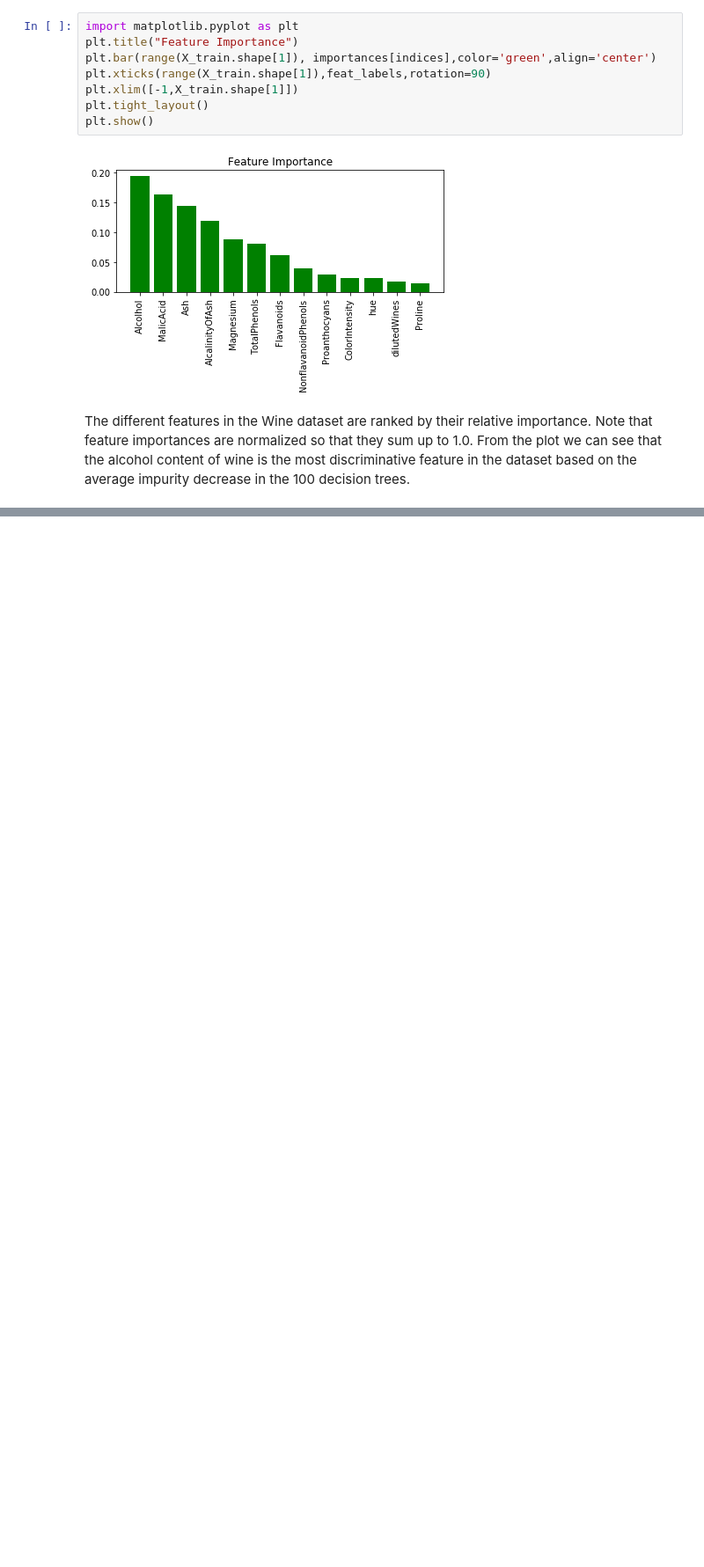
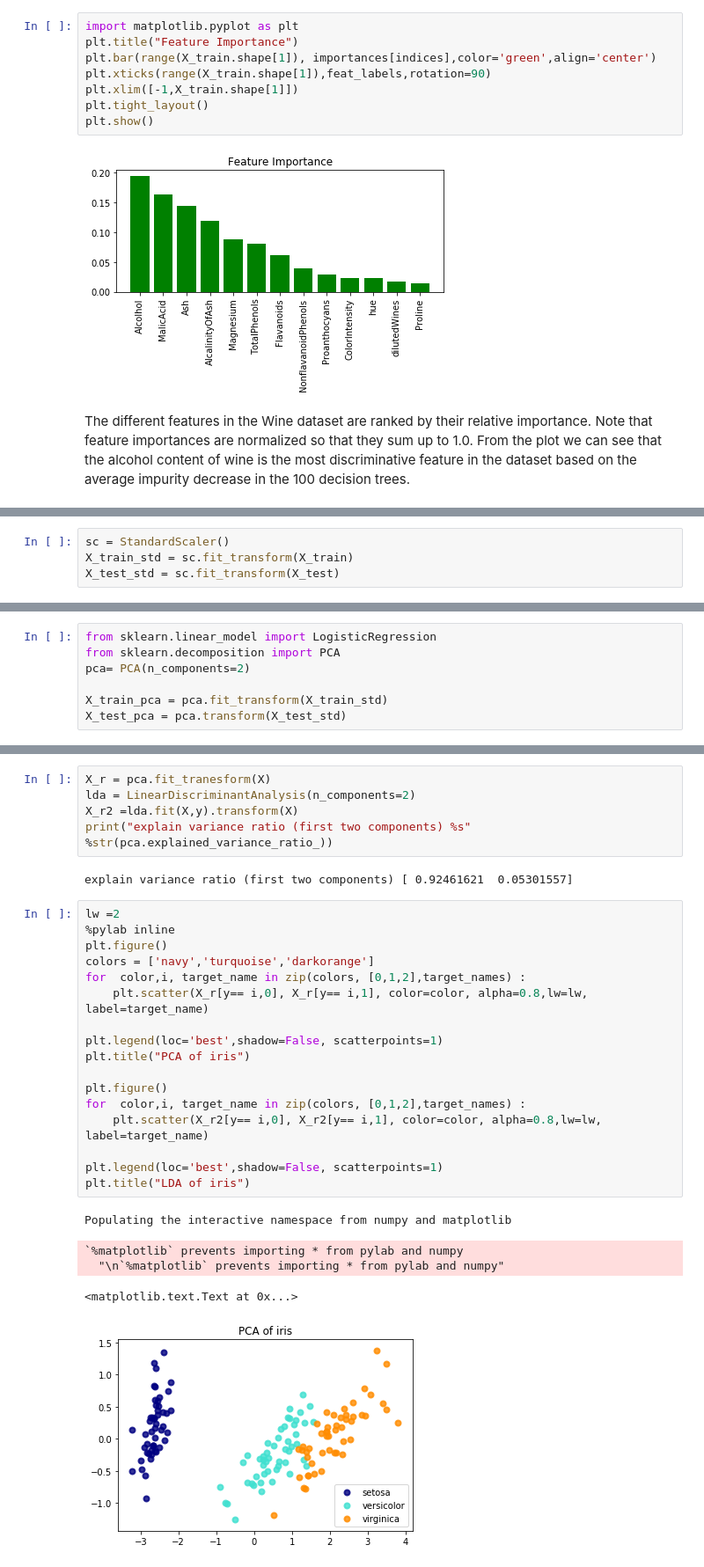
Before and after one commit to ryan13/PreprocessingUtility, a Jupyter notebook: FeatureSelection_DimensionReduction.ipynb, the cells around one changed output, grey strips where cells are left out. Shown: that part at 88% size. Cells and saved outputs as stored; diff of their text form; blank space fills up the shorter version.

```diff
--- a/FeatureSelection_DimensionReduction.ipynb
+++ b/FeatureSelection_DimensionReduction.ipynb
@@ -65,0 +74,4 @@ The different features in the Wine dataset are ranked by their relative importan
+# %%
+sc = StandardScaler()
+X_train_std = sc.fit_transform(X_train)
+X_test_std = sc.fit_transform(X_test)
@@ -65,0 +82,7 @@ The different features in the Wine dataset are ranked by their relative importan
+# %%
+from sklearn.linear_model import LogisticRegression
+from sklearn.decomposition import PCA
+pca= PCA(n_components=2)
+
+X_train_pca = pca.fit_transform(X_train_std)
+X_test_pca = pca.transform(X_test_std)
@@ -65,0 +126,30 @@ The different features in the Wine dataset are ranked by their relative importan
+# %%
+X_r = pca.fit_tranesform(X)
+lda = LinearDiscriminantAnalysis(n_components=2)
+X_r2 =lda.fit(X,y).transform(X)
+print("explain variance ratio (first two components) %s" %str(pca.explained_variance_ratio_))
+# %% [output]
+explain variance ratio (first two components) [ 0.92461621  0.05301557]
+# %%
+lw =2
+%pylab inline
+plt.figure()
+colors = ['navy','turquoise','darkorange']
+for  color,i, target_name in zip(colors, [0,1,2],target_names) :
+    plt.scatter(X_r[y== i,0], X_r[y== i,1], color=color, alpha=0.8,lw=lw, label=target_name)
+
+plt.legend(loc='best',shadow=False, scatterpoints=1)
+plt.title("PCA of iris")
+
+plt.figure()
+for  color,i, target_name in zip(colors, [0,1,2],target_names) :
+    plt.scatter(X_r2[y== i,0], X_r2[y== i,1], color=color, alpha=0.8,lw=lw, label=target_name)
+
+plt.legend(loc='best',shadow=False, scatterpoints=1)
+plt.title("LDA of iris")
+# %% [output]
+Populating the interactive namespace from numpy and matplotlib
+`%matplotlib` prevents importing * from pylab and numpy
+  "\n`%matplotlib` prevents importing * from pylab and numpy"
+<matplotlib.text.Text at 0x...>
+[figure, added]
```
Also changed, not shown: parts of 41 cells of this notebook.
